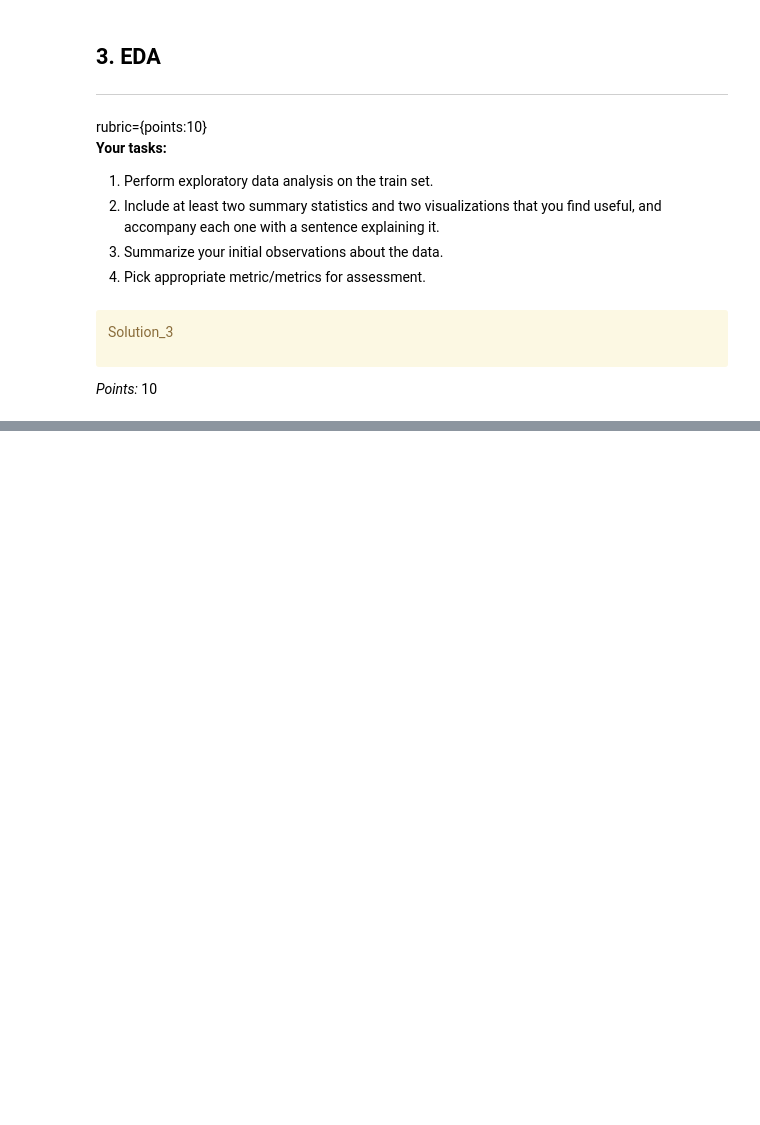
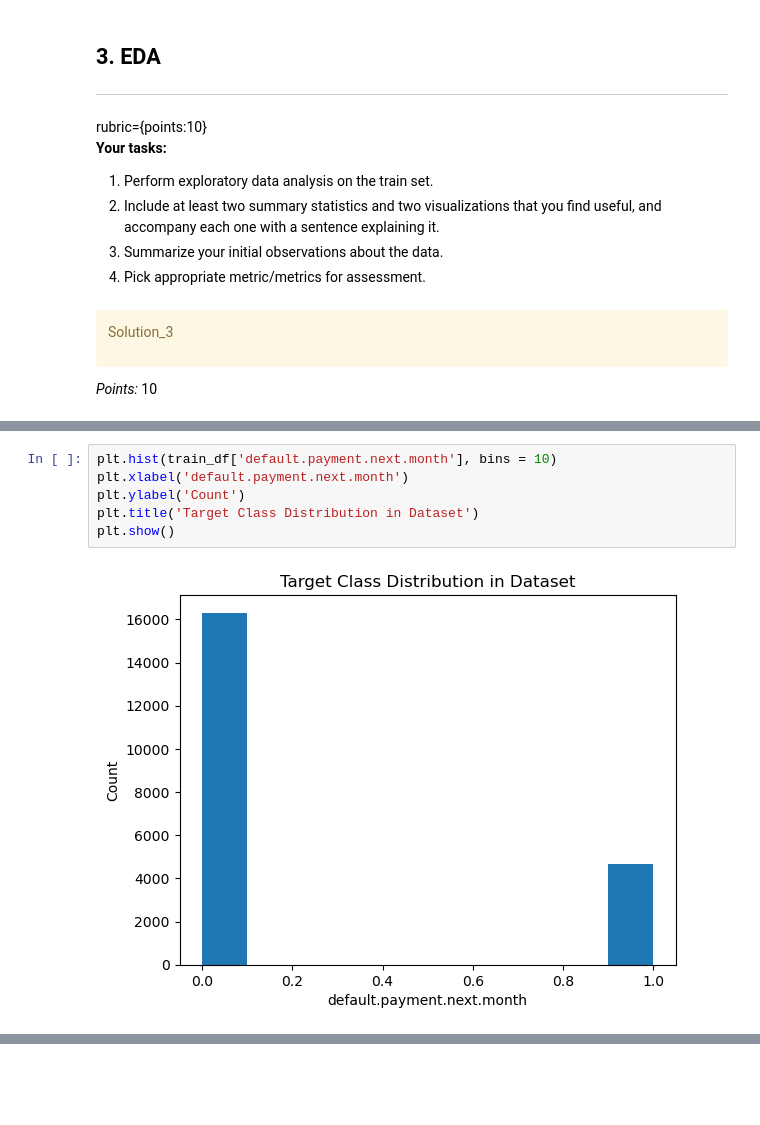
Before and after one commit to adrianlamdev/cpsc330_hw5, a Jupyter notebook: hw5.ipynb, the cells around one changed output, grey strips where cells are left out. Cells and saved outputs as stored; diff of their text form; blank space fills up the shorter version.

```diff
--- a/hw5.ipynb
+++ b/hw5.ipynb
@@ -313,0 +326,8 @@ lorem ipsum...
+# %%
+plt.hist(train_df['default.payment.next.month'], bins = 10)
+plt.xlabel('default.payment.next.month')
+plt.ylabel('Count')
+plt.title('Target Class Distribution in Dataset')
+plt.show()
+# %% [output]
+[figure, added]
```
Also changed, not shown: parts of 76 cells of this notebook, 2 other files.
